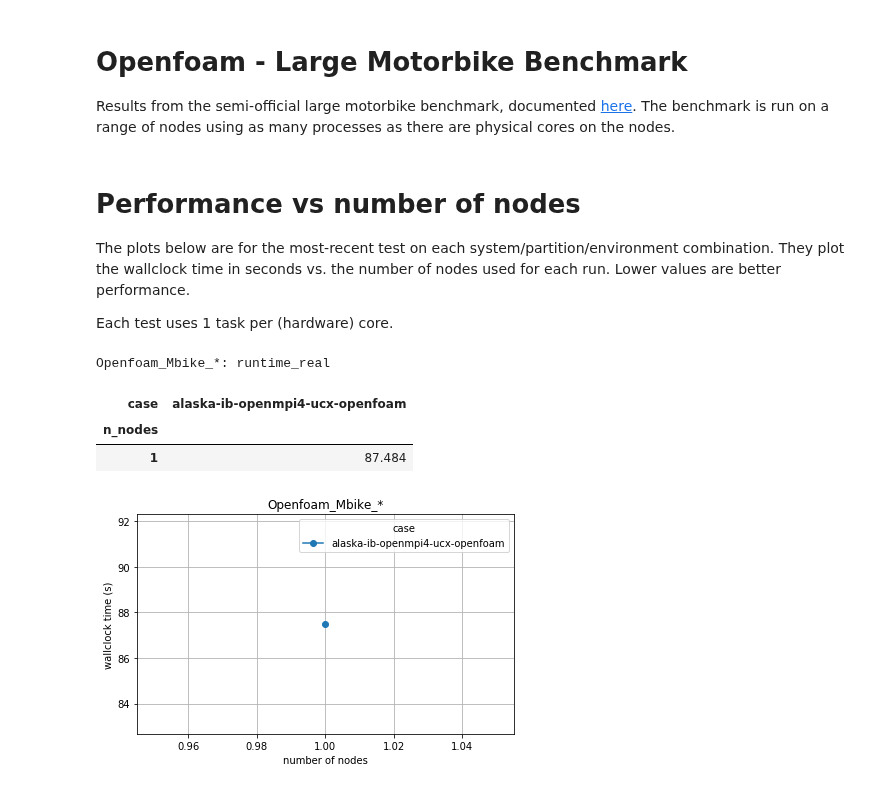
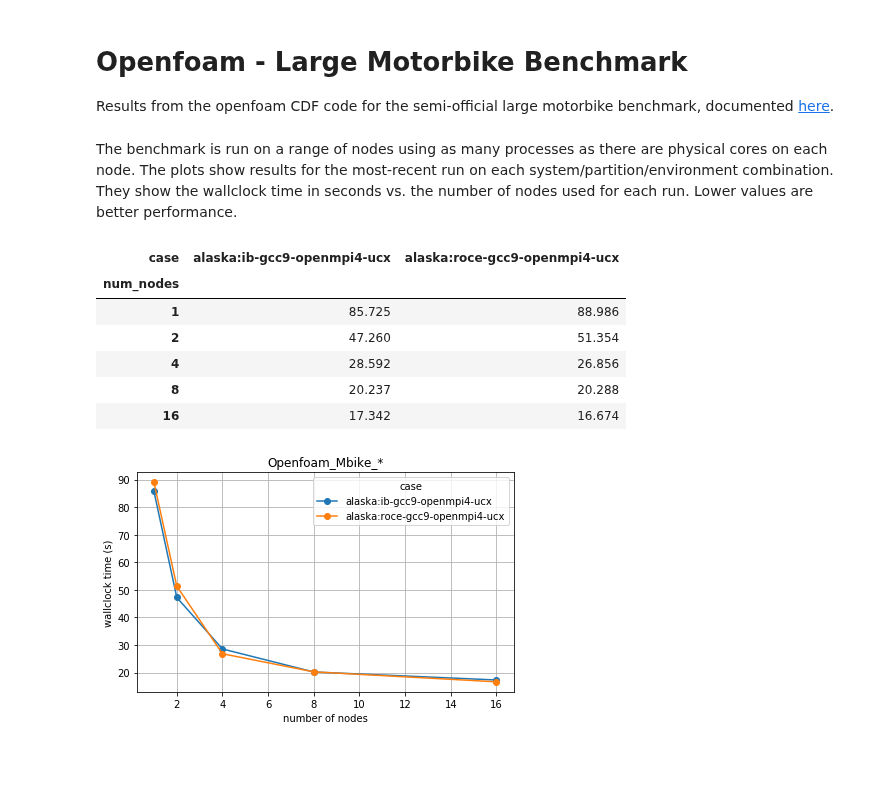
Before and after one commit to ukri-excalibur/excalibur-tests, a Jupyter notebook: apps/openfoam/openfoam.ipynb, the cells around one changed output. Saved outputs shown, nothing was run; the diff lists cells and outputs as text; code cells hidden in the pictures; blank space fills up the shorter version.

Commit message:
update plot code for gromacs/cp2k/openfoam now num_nodes etc in tags - TODO: update plots

```diff
--- a/apps/openfoam/openfoam.ipynb
+++ b/apps/openfoam/openfoam.ipynb
@@ -1,7 +1,7 @@
 # %% [markdown]
 # Openfoam - Large Motorbike Benchmark
 
-Results from the semi-official large motorbike benchmark, documented [here](https://openfoamwiki.net/index.php/Benchmarks). The benchmark is run on a range of nodes using as many processes as there are physical cores on the nodes.
+Results from the openfoam CDF code for the semi-official large motorbike benchmark, documented [here](https://openfoamwiki.net/index.php/Benchmarks).
 # %%
 # Plotting setup
 %matplotlib inline
@@ -15,34 +15,21 @@ from pprint import pprint
 sys.path.extend(('../../reframe', '../../')) # the `modules` package imports `reframe` so need that in sys.modules
 import modules
 # %% [markdown]
-# Performance vs number of nodes
-
-The plots below are for the most-recent test on each system/partition/environment combination. They plot the wallclock time in seconds vs. the number of nodes used for each run. Lower values are better performance.
-
-Each test uses 1 task per (hardware) core.
+The benchmark is run on a range of nodes using as many processes as there are physical cores on each node. The plots show results for the most-recent run on each system/partition/environment combination. They show the wallclock time in seconds vs. the number of nodes used for each run. Lower values are better performance.
 # %%
-for test in ['Openfoam_Mbike_*']:
-
-    # load perf records:
-    perf_records = modules.utils.load_perf_logs('../../perflogs', test, '.log')
-
-    # calculate number of nodes:
-    perf_records['n_nodes'] = [int(tn.rsplit('_')[-1]) for tn in perf_records['testname']]
-
-    # plot/tabulate:
-    perf_var = 'runtime_real'
-    table = modules.plots.tabulate_last_perf_vs(perf_records, 'n_nodes', perf_var)
-    ax = table.plot(grid=True, style='o-')
-    ax.set_xlabel('number of nodes')
-    ax.set_ylabel('wallclock time (s)')
-    ax.set_title(test)
-    plt.tight_layout()
-    print()
-    print('%s: %s' % (test, perf_var))
-    display(HTML(table.to_html()))
+df = modules.utils.tabulate_last_perf('Openfoam_Mbike_*', 'num_nodes', 'runtime_real')
+display(HTML(df.to_html()))
+ax = df.plot(grid=True, style='o-')
+ax.set_xlabel('number of nodes')
+ax.set_ylabel('wallclock time (s)')
+ax.set_title(test)
+plt.tight_layout()
 # %% [output]
-Openfoam_Mbike_*: runtime_real
-| case | alaska-ib-openmpi4-ucx-openfoam |
-| n_nodes |  |
-| 1 | 87.484 |
+| case | alaska:ib-gcc9-openmpi4-ucx | alaska:roce-gcc9-openmpi4-ucx |
+| num_nodes |  |  |
+| 1 | 85.725 | 88.986 |
+| 2 | 47.260 | 51.354 |
+| 4 | 28.592 | 26.856 |
+| 8 | 20.237 | 20.288 |
+| 16 | 17.342 | 16.674 |
-[figure, old version]
+[figure, new version]
```
Also changed, not shown: 1 other file.
